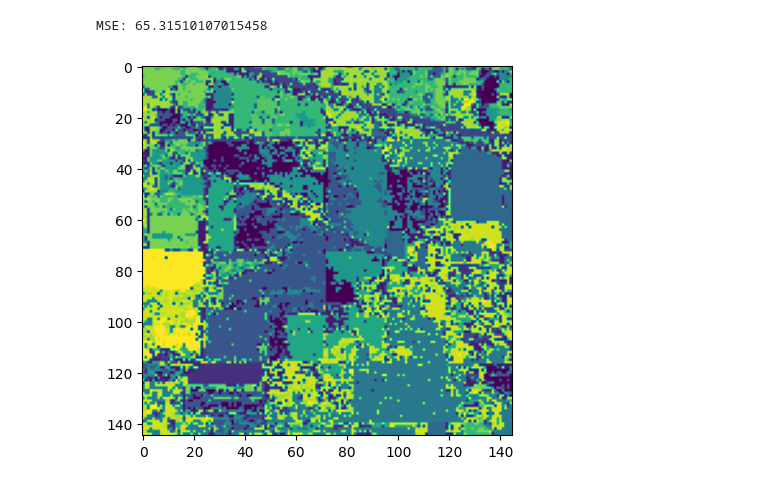
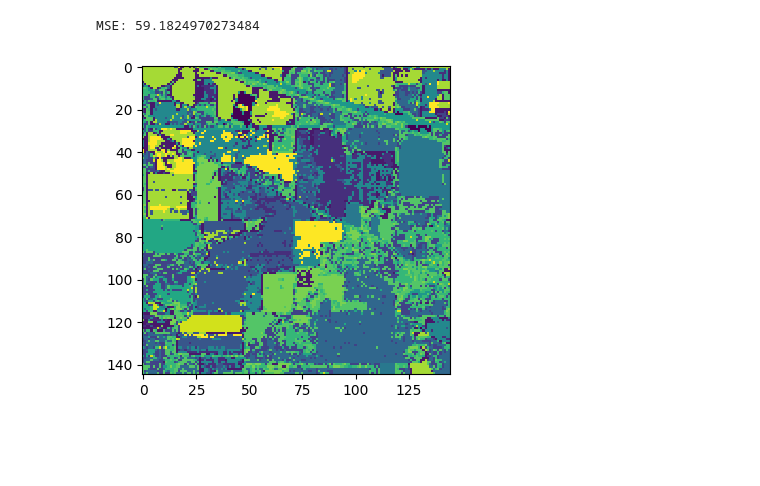
Before and after one commit to UtkarshRjn/gnr-602-project, a Jupyter notebook: notebook/lda.ipynb, the cells around one changed output. Saved outputs shown, nothing was run; the diff lists cells and outputs as text; code cells hidden in the pictures; blank space fills up the shorter version.

```diff
--- a/notebook/lda.ipynb
+++ b/notebook/lda.ipynb
@@ -17,33 +42,70 @@ labels = mat_gt['indian_pines_gt']
+# %%
+def lda(X, y, num_components):
+    # compute class means
+    means = []
+    for c in np.unique(y):
+        means.append(np.mean(X[y == c], axis=0))
+
+    # compute within-class scatter matrix
+    Sw = np.zeros((X.shape[1], X.shape[1]))
+    for c, mean in zip(np.unique(y), means):
+        class_sc_mat = np.zeros((X.shape[1], X.shape[1]))
+        for row in X[y == c]:
+            row, mean = row.reshape(X.shape[1],1), mean.reshape(X.shape[1],1)
+            class_sc_mat += (row-mean).dot((row-mean).T)
+        Sw += class_sc_mat
+
+    # compute between-class scatter matrix
+    Sb = np.zeros((X.shape[1], X.shape[1]))
+    grand_mean = np.mean(X, axis=0).reshape(X.shape[1],1)
+    for c, mean in zip(np.unique(y), means):
+        n = X[y==c,:].shape[0]
+        mean = mean.reshape(X.shape[1],1)
+        Sb += n * (mean - grand_mean).dot((mean - grand_mean).T)
+
+    # compute eigenvalues and eigenvectors of Sw^-1*Sb
+    eigen_vals, eigen_vecs = np.linalg.eig(np.linalg.inv(Sw).dot(Sb))
+    eigen_pairs = [(np.abs(eigen_vals[i]), eigen_vecs[:,i]) for i in range(len(eigen_vals))]
+    eigen_pairs = sorted(eigen_pairs, key=lambda k: k[0], reverse=True)
+
+    # extract the top k eigenvectors as LDA components
+    lda_components = np.zeros((X.shape[1], num_components))
+    for i in range(num_components):
+        lda_components[:, i] = eigen_pairs[i][1]
+
+    # project data onto the LDA components
+    X_lda = X.dot(lda_components)
+
+    return X_lda
 # %%
 # Reshape the data to (num_samples, num_features)
 n, m, num_samples = data.shape
 data_reshaped = np.reshape(data, (n*m, num_samples))
 
 # Apply LDA to reduce the dimensionality of the data
 num_components = 16
-lda = LDA(n_components=num_components)
-data_lda = lda.fit_transform(data_reshaped, labels.ravel())
+data_scaled = StandardScaler().fit_transform(data_reshaped)
+data_lda = lda(data_scaled, labels.ravel(), num_components)
 
 # Perform clustering using KMeans
 num_clusters = 16
 kmeans = KMeans(n_clusters=num_clusters)
 kmeans.fit(data_lda)
 
 # Reshape the labels to (num_samples,)
 labels_reshaped = np.reshape(labels, (n*m,))
 
 # Assign each pixel to a cluster
 cluster_labels = kmeans.predict(data_lda)
 
 # Reshape the cluster labels and display the segmented image
 cluster_labels_reshaped = np.reshape(cluster_labels, (n, m))
 
 cluster_labels_flat = np.reshape(cluster_labels, (n*m,))
 mse = mean_squared_error(labels_reshaped, cluster_labels_flat)
 
 print("MSE:", mse)
-plt.imshow(cluster_labels_reshaped)
-plt.show()
+save_fig(cluster_labels_reshaped, 'lda_kmeans.png')
 # %% [output]
-MSE: 65.31510107015458
+MSE: 59.1824970273484
-[figure, old version]
+[figure, new version]
```
Also changed, not shown: parts of 4 cells of this notebook, 25 other files.
